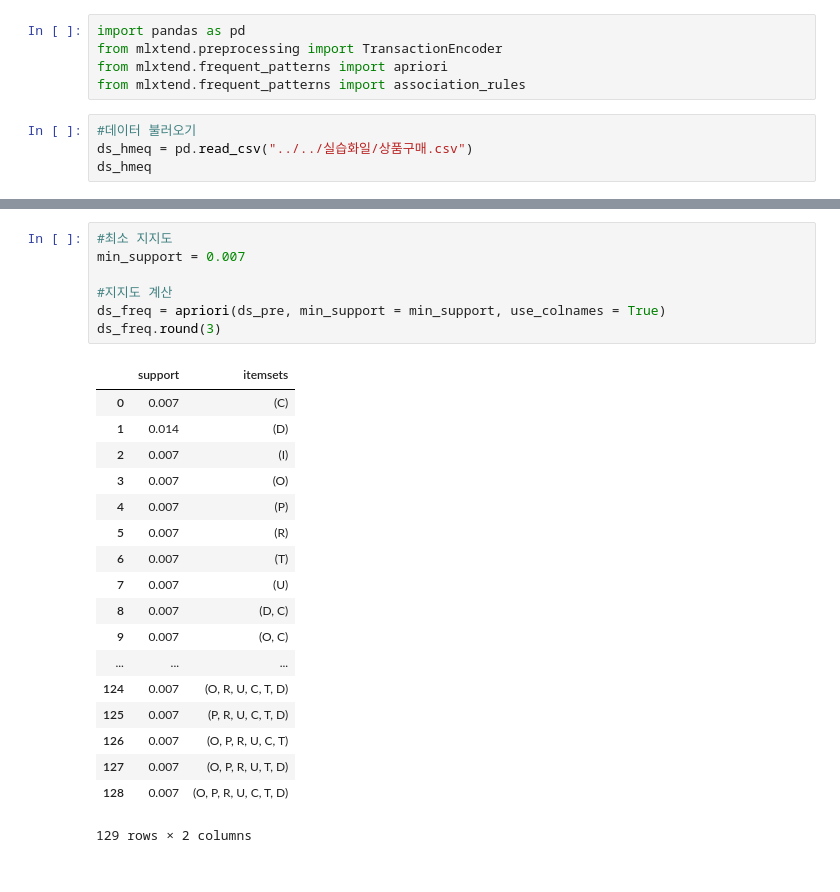
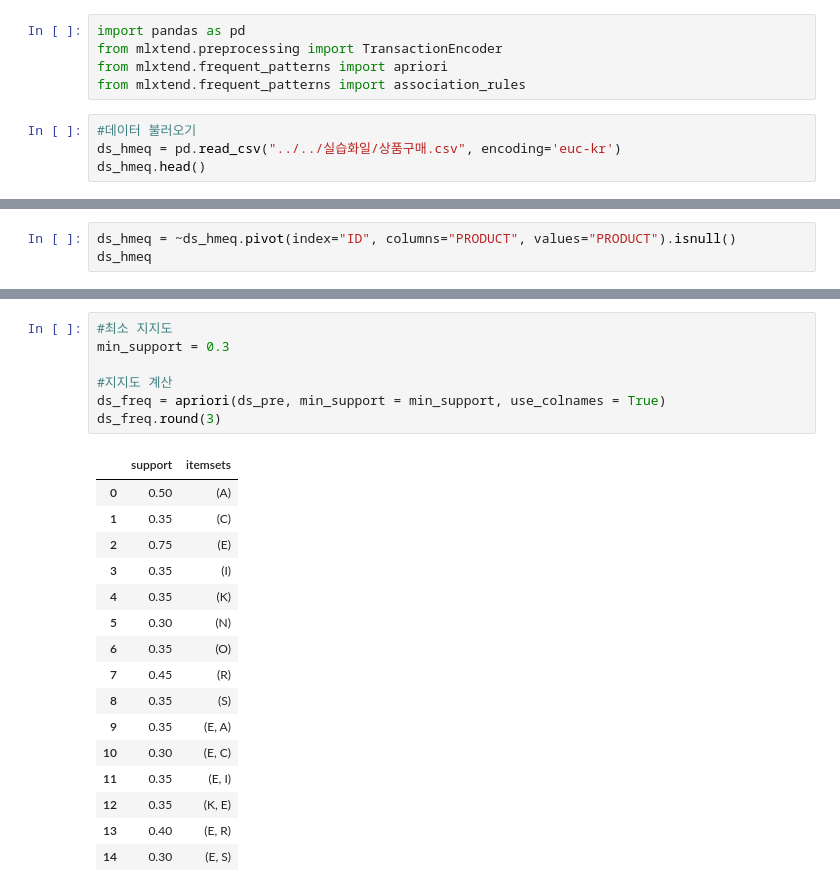
Before and after one commit to taekminKim/postech, a Jupyter notebook: Downloads/homework/과제 - 연관규칙 실습.ipynb, the cells around one changed output, grey strips where cells are left out. Saved outputs shown, nothing was run; the diff lists cells and outputs as text.

```diff
--- a/Downloads/homework/과제 - 연관규칙 실습.ipynb
+++ b/Downloads/homework/과제 - 연관규칙 실습.ipynb
@@ -5,8 +5,8 @@ from mlxtend.frequent_patterns import apriori
 from mlxtend.frequent_patterns import association_rules
 # %%
 #데이터 불러오기
-ds_hmeq = pd.read_csv("../../실습화일/상품구매.csv")
-ds_hmeq
+ds_hmeq = pd.read_csv("../../실습화일/상품구매.csv", encoding='euc-kr')
+ds_hmeq.head()
 # %% [output]
 |  | ID | PRODUCT |
 | 0 | C-11 | BAGUETTE |
@@ -28,0 +17,3 @@ ds_hmeq
+# %%
+ds_hmeq = ~ds_hmeq.pivot(index="ID", columns="PRODUCT", values="PRODUCT").isnull()
+ds_hmeq
@@ -55,29 +65,27 @@ ds_pre
 # %%
 #최소 지지도
-min_support = 0.007
+min_support = 0.3
 
 #지지도 계산
 ds_freq = apriori(ds_pre, min_support = min_support, use_colnames = True)
 ds_freq.round(3)
 # %% [output]
 |  | support | itemsets |
-| 0 | 0.007 | (C) |
-| 1 | 0.014 | (D) |
-| 2 | 0.007 | (I) |
-| 3 | 0.007 | (O) |
-| 4 | 0.007 | (P) |
-| 5 | 0.007 | (R) |
-| 6 | 0.007 | (T) |
-| 7 | 0.007 | (U) |
-| 8 | 0.007 | (D, C) |
-| 9 | 0.007 | (O, C) |
-| ... | ... | ... |
-| 124 | 0.007 | (O, R, U, C, T, D) |
-| 125 | 0.007 | (P, R, U, C, T, D) |
-| 126 | 0.007 | (O, P, R, U, C, T) |
-| 127 | 0.007 | (O, P, R, U, T, D) |
-| 128 | 0.007 | (O, P, R, U, C, T, D) |
+| 0 | 0.50 | (A) |
+| 1 | 0.35 | (C) |
+| 2 | 0.75 | (E) |
+| 3 | 0.35 | (I) |
+| 4 | 0.35 | (K) |
+| 5 | 0.30 | (N) |
+| 6 | 0.35 | (O) |
+| 7 | 0.45 | (R) |
+| 8 | 0.35 | (S) |
+| 9 | 0.35 | (E, A) |
+| 10 | 0.30 | (E, C) |
+| 11 | 0.35 | (E, I) |
+| 12 | 0.35 | (K, E) |
+| 13 | 0.40 | (E, R) |
+| 14 | 0.30 | (E, S) |
-129 rows × 2 columns
 # %%
 #기준 = 신뢰도, 최소 신뢰도 = 0.5
 ds_asso_rule = association_rules(ds_freq, metric = "confidence", min_threshold = 0.5)
```
Also changed, not shown: parts of 4 cells of this notebook, 8 other files.
